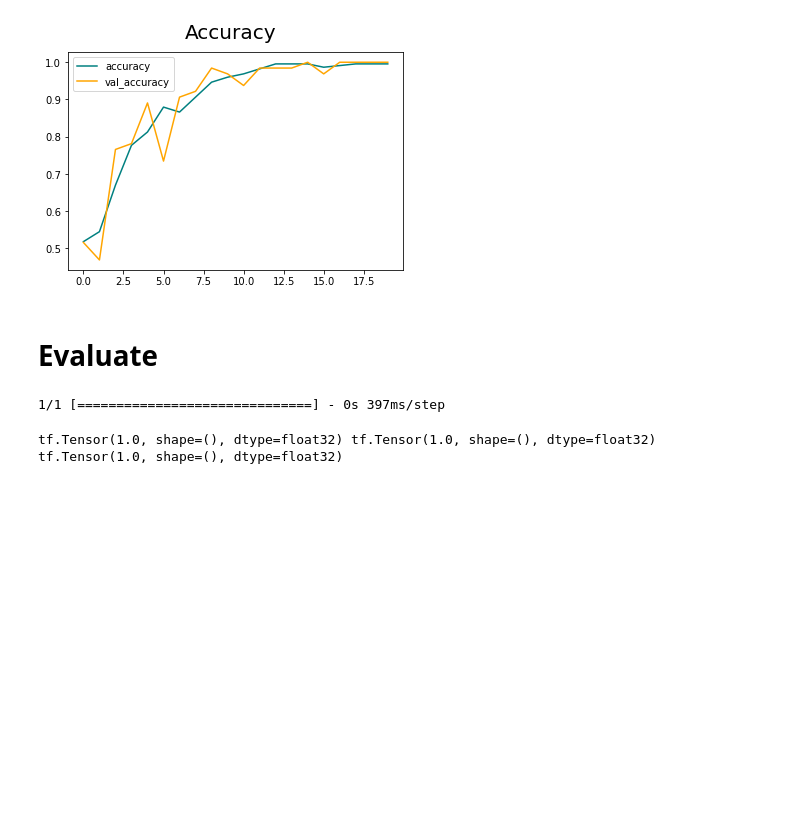
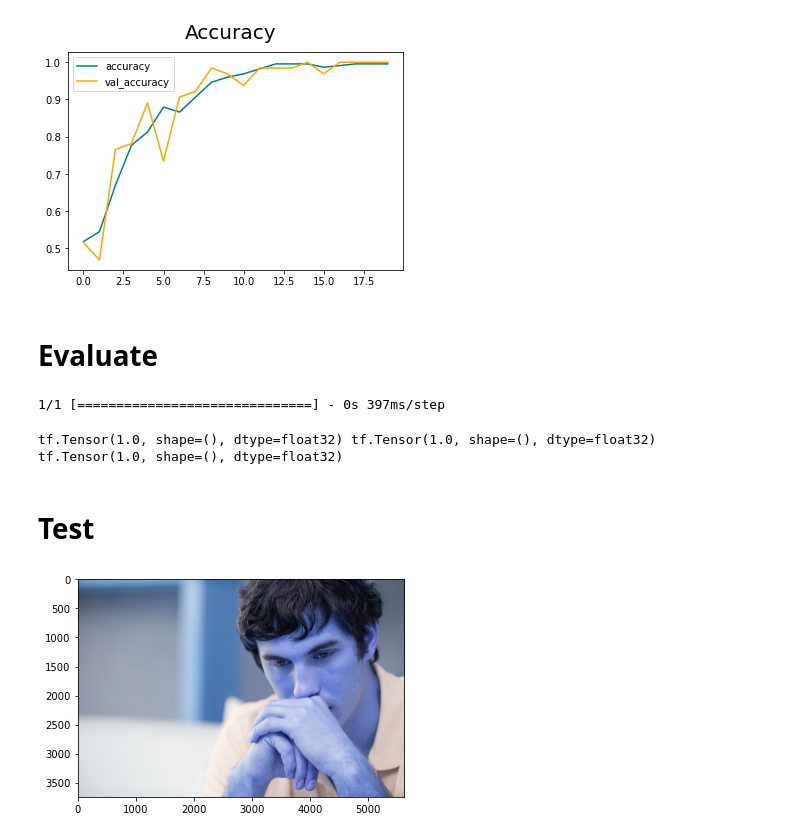
Before and after one commit to chamitheranda/HappyAndSadImageClassification, a Jupyter notebook: ImageClassification model.ipynb, the cells around one changed output. Saved outputs shown, nothing was run; the diff lists cells and outputs as text; code cells hidden in the pictures; blank space fills up the shorter version.

Commit message:
Test the model

```diff
--- a/ImageClassification model.ipynb
+++ b/ImageClassification model.ipynb
@@ -224,3 +224,11 @@ for batch in test.as_numpy_iterator():
 print(pre.result(), re.result(), acc.result())
 # %% [output]
 tf.Tensor(1.0, shape=(), dtype=float32) tf.Tensor(1.0, shape=(), dtype=float32) tf.Tensor(1.0, shape=(), dtype=float32)
+# %% [markdown]
+# Test
+# %%
+img = cv2.imread('8iAb9k4aT.jpg')
+plt.imshow(img)
+plt.show()
+# %% [output]
+[figure, added]
```
Also changed, not shown: parts of 3 cells of this notebook.
